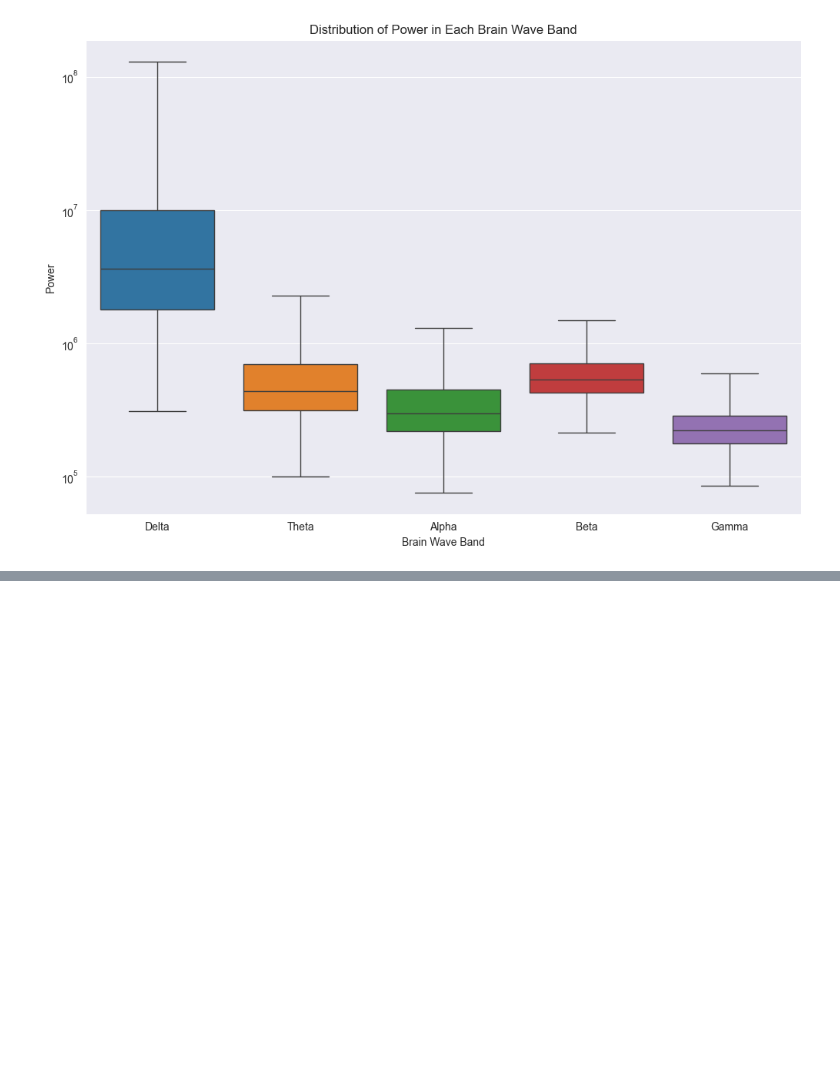
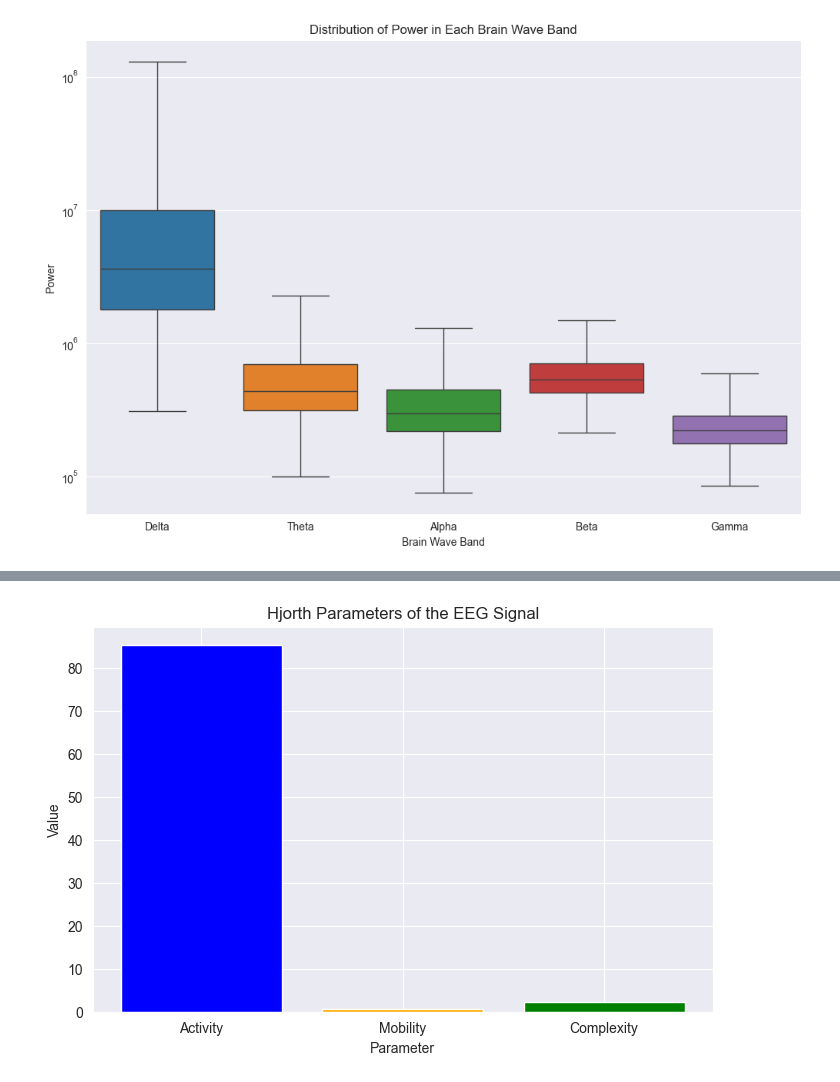
Before and after one commit to tcivie/machineLearningWorkshop, a Jupyter notebook: notebooks/PreprocessingTheData.ipynb, the cells around one changed output, grey strips where cells are left out. Cells and saved outputs as stored; diff of their text form; code cells hidden in the pictures; blank space fills up the shorter version.

```diff
--- a/notebooks/PreprocessingTheData.ipynb
+++ b/notebooks/PreprocessingTheData.ipynb
@@ -505,0 +628,26 @@ data.head()
+# %%
+signal = np.array(AF3_signal_data_digit_2.iloc[0]['data'])
+
+# Activity
+activity = np.var(signal)
+
+# Mobility
+first_derivative = np.diff(signal)
+mobility = np.sqrt(np.var(first_derivative) / activity)
+
+# Complexity
+second_derivative = np.diff(first_derivative)
+complexity = (np.sqrt(np.var(second_derivative) / np.var(first_derivative)) / mobility)
+# %%
+# Calculated Hjorth Parameters
+hjorth_params = {'Activity': activity, 'Mobility': mobility, 'Complexity': complexity}
+
+# Visualization
+plt.figure(figsize=(8, 5))
+plt.bar(hjorth_params.keys(), hjorth_params.values(), color=['blue', 'orange', 'green'])
+plt.title('Hjorth Parameters of the EEG Signal')
+plt.ylabel('Value')
+plt.xlabel('Parameter')
+plt.show()
+# %% [output]
+[figure, added]
```
Also changed, not shown: parts of 24 cells of this notebook.
